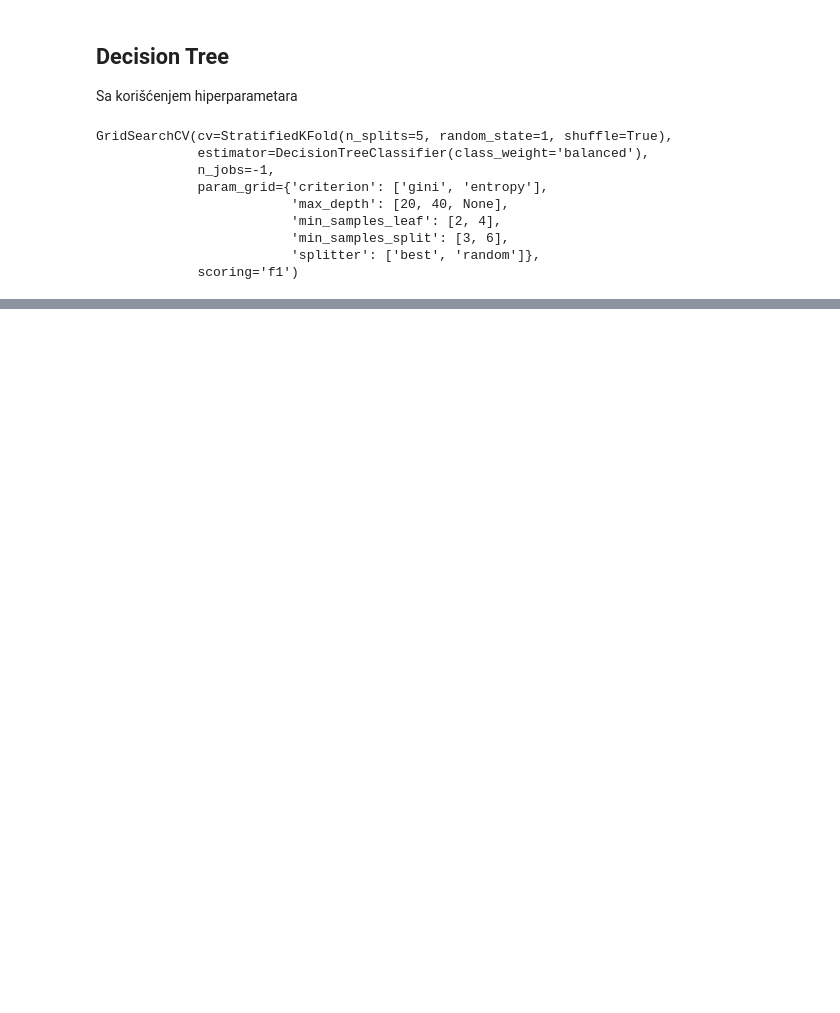
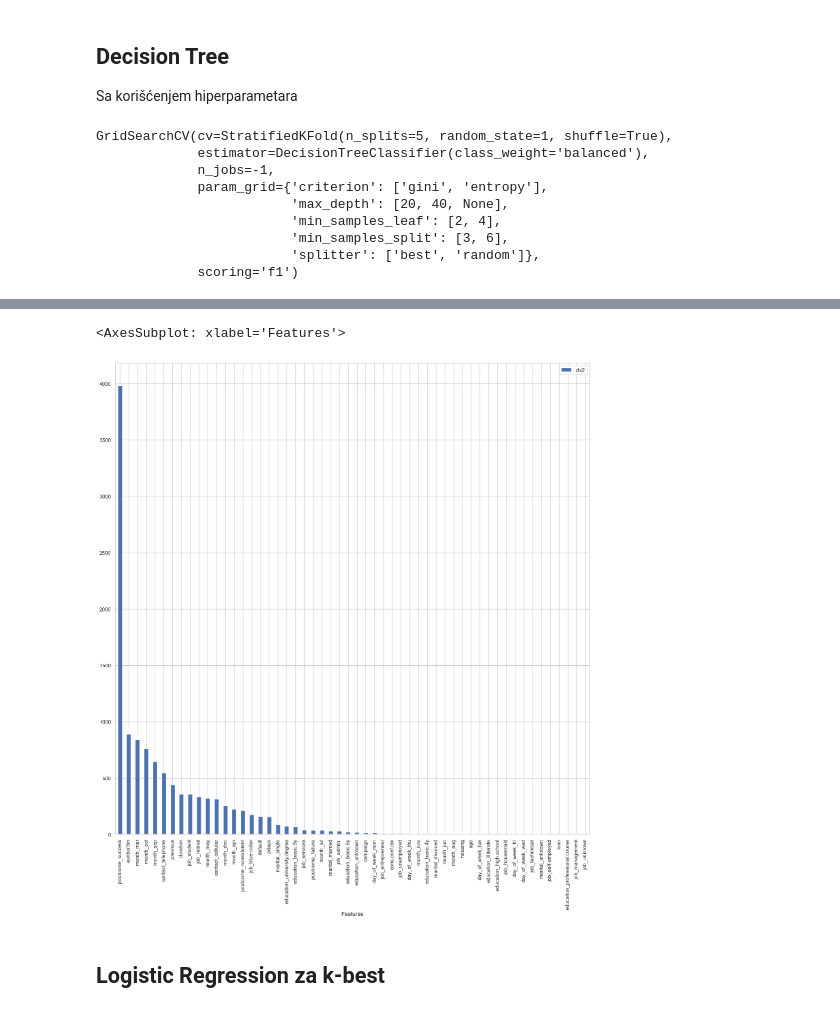
Before and after one commit to StevanGrujic/ML_Projekat1, a Jupyter notebook: projekat1.ipynb, the cells around one changed output, grey strips where cells are left out. Cells and saved outputs as stored; diff of their text form; code cells hidden in the pictures; blank space fills up the shorter version.

```diff
--- a/projekat1.ipynb
+++ b/projekat1.ipynb
@@ -782,0 +805,4 @@ testing
+# %%
+konacni_df_sa_y=normalizovani_df.copy()
+konacni_df_sa_y["y"] = y.tolist()
+konacni_df_sa_y["y"].isnull().any().sum()
@@ -782,0 +1056,4 @@ testing
+# %%
+labels = konacni_df_sa_y["y"]
+features = normalizovani_df
+features.head()
@@ -782,0 +1067,4 @@ testing
+# %%
+chivalues = chi2(features, labels)[0]
+chi = pd.DataFrame(list(zip(normalizovani_df.columns, chivalues)), columns = ["Features", "chi2"])
+chi
@@ -782,0 +1089,5 @@ testing
+# %%
+chi.sort_values(by = "chi2", ascending = False).set_index("Features").plot.bar(figsize = (18, 18))
+# %% [output]
+<AxesSubplot: xlabel='Features'>
+[figure, added]
@@ -782,0 +1102,2 @@ testing
+# %% [markdown]
+## Logistic Regression za k-best
```
Also changed, not shown: parts of 81 cells of this notebook.
